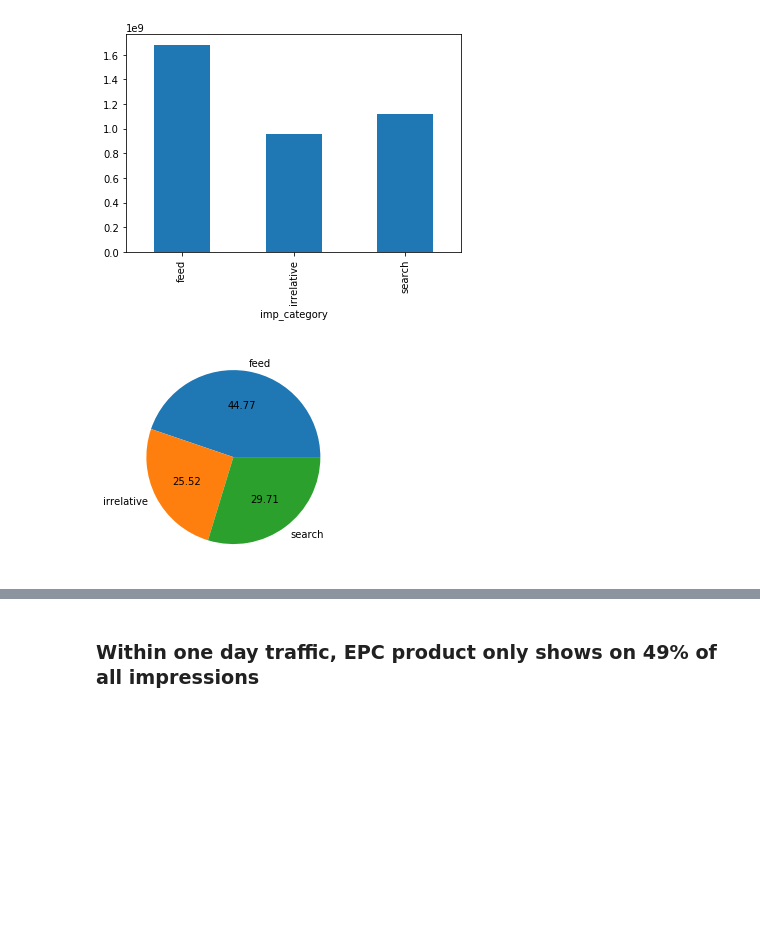
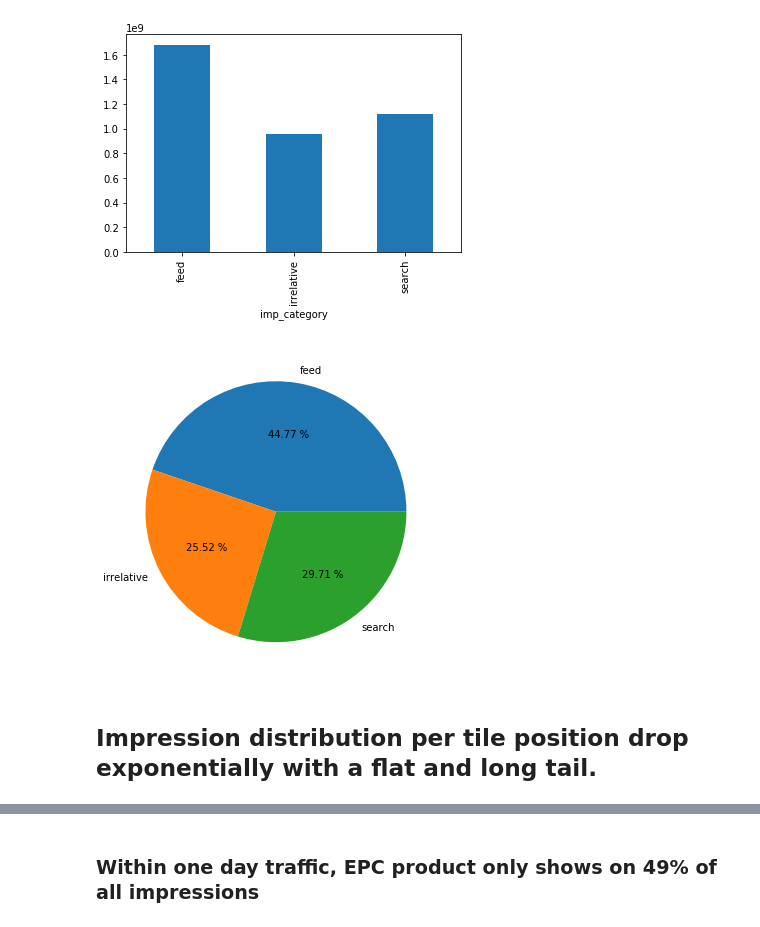
Before and after one commit to zzhang-wish/zzhang_logistics, a Jupyter notebook: EPC_prod_boost/EPC_boost_opportunity_analysis.ipynb, the cells around one changed output, grey strips where cells are left out. Saved outputs shown, nothing was run; the diff lists cells and outputs as text; code cells hidden in the pictures; blank space fills up the shorter version.

```diff
--- a/EPC_prod_boost/EPC_boost_opportunity_analysis.ipynb
+++ b/EPC_prod_boost/EPC_boost_opportunity_analysis.ipynb
@@ -199,9 +194,12 @@ data.impression.plot(kind='bar')
 <matplotlib.axes._subplots.AxesSubplot at 0x...>
 [figure]
 # %%
+plt.figure(figsize=(6, 6))
 fracs = data['dist%']
 labels = ['feed', 'irrelative', 'search']
-plt.pie(fracs, labels=labels, autopct='%.2f')
+plt.pie(fracs, labels=labels, autopct='%.2f %%')
 plt.show()
 # %% [output]
-[figure, old version]
+[figure, new version]
+# %% [markdown]
+## Impression distribution per tile position drop exponentially with a flat and long tail.
```
Also changed, not shown: parts of 15 cells of this notebook.
